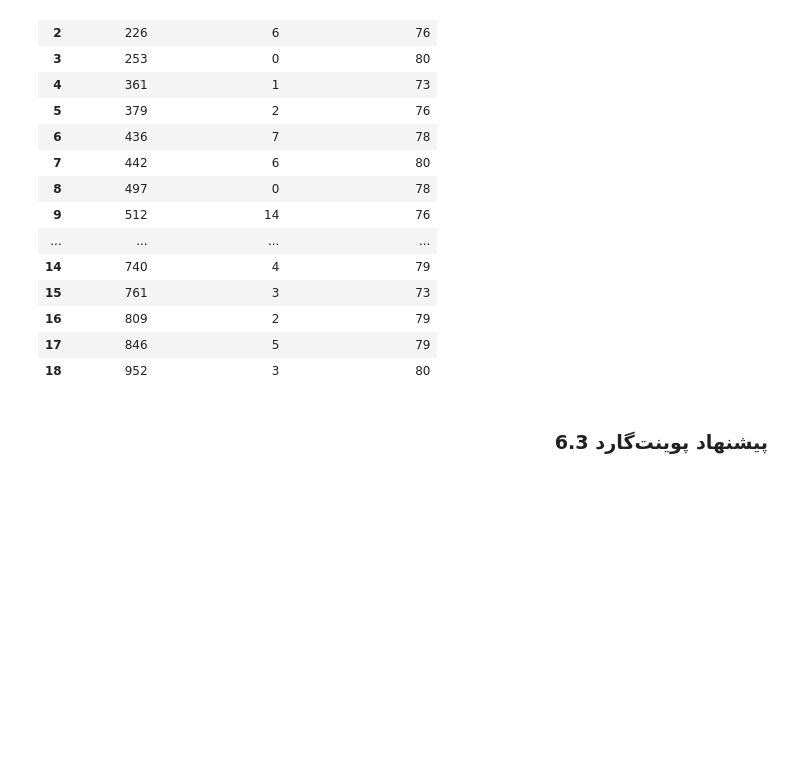
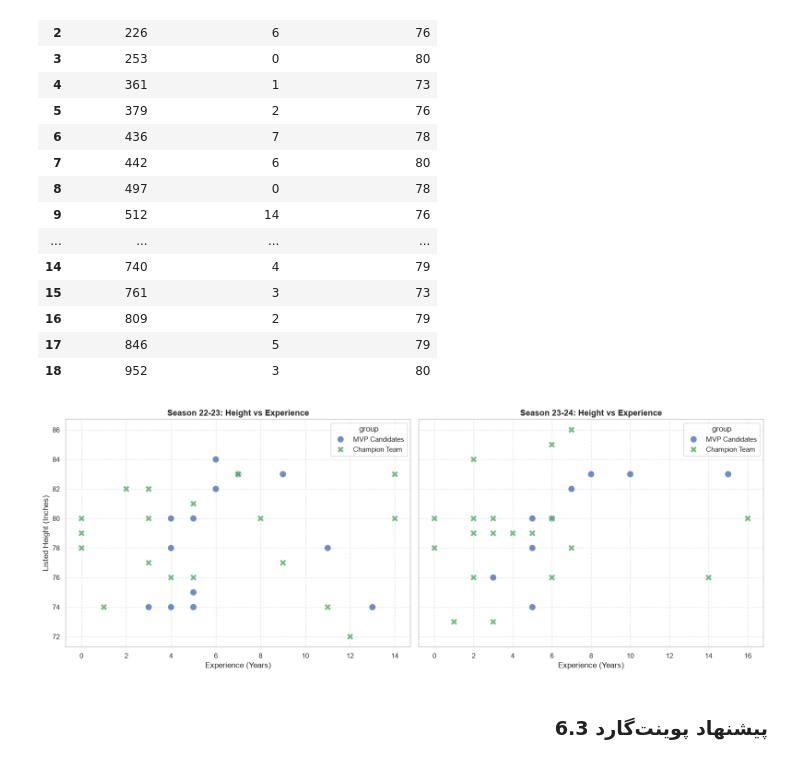
Before and after one commit to Alikhoshakhlagh/nba-data-analysis, a Jupyter notebook: notebooks/nba_analysis.ipynb, the cells around one changed output. Drawn from its saved outputs; the diff is of its cells as text; code cells hidden in the pictures; blank space fills up the shorter version.

```diff
--- a/notebooks/nba_analysis.ipynb
+++ b/notebooks/nba_analysis.ipynb
@@ -483,6 +482,69 @@ champ_players_23_24 = pd.read_sql('SELECT fact_roster.player_key,experience_year
 | 16 | 809 | 2 | 79 |
 | 17 | 846 | 5 | 79 |
 | 18 | 952 | 3 | 80 |
+# %%
+# ----------------------
+# -----Scatter plot-----
+# ----------------------
+df_mvp_22 = mvp_in_22_23.copy()
+df_mvp_22['group'] = 'MVP Candidates'
+
+df_champ_22 = champ_players_22_23.copy()
+df_champ_22['group'] = 'Champion Team'
+
+df_22_23 = pd.concat([df_mvp_22, df_champ_22], ignore_index=True)
+df_mvp_23 = mvp_in_23_24.copy()
+df_mvp_23['group'] = 'MVP Candidates'
+
+df_champ_23 = champ_players_23_24.copy()
+df_champ_23['group'] = 'Champion Team'
+
+df_23_24 = pd.concat([df_mvp_23, df_champ_23], ignore_index=True)
+
+fig, axes = plt.subplots(1, 2, figsize=(16, 6), sharey=True)
+
+# -------------------------------
+# -----plot 2022-2023 season-----
+# -------------------------------
+sns.scatterplot(
+    data=df_22_23,
+    x='experience_years',
+    y='listed_height_inches',
+    hue='group',
+    style='group',
+    s=110,
+    alpha=0.8,
+    palette=['#4C72B0', '#55A868'],
+    ax=axes[0]
+)
+axes[0].set_title('Season 22-23: Height vs Experience', fontsize=13, fontweight='bold')
+axes[0].set_xlabel('Experience (Years)')
+axes[0].set_ylabel('Listed Height (Inches)')
+axes[0].grid(True, linestyle='--', alpha=0.5)
+
+# -------------------------------
+# -----plot 2023-2024 season-----
+# -------------------------------
+sns.scatterplot(
+    data=df_23_24,
+    x='experience_years',
+    y='listed_height_inches',
+    hue='group',
+    style='group',
+    s=110,
+    alpha=0.8,
+    palette=['#4C72B0', '#55A868'],
+    ax=axes[1]
+)
+axes[1].set_title('Season 23-24: Height vs Experience', fontsize=13, fontweight='bold')
+axes[1].set_xlabel('Experience (Years)')
+axes[1].set_ylabel('')
+axes[1].grid(True, linestyle='--', alpha=0.5)
+
+plt.tight_layout()
+plt.show()
+# %% [output]
+[figure, added]
 # %% [markdown]
 <div dir="rtl" style="text-align: right;">
 <h3>6.3 پیشنهاد پوینت‌گارد</h3>
```
Also changed, not shown: parts of 2 cells of this notebook, 1 other file.
